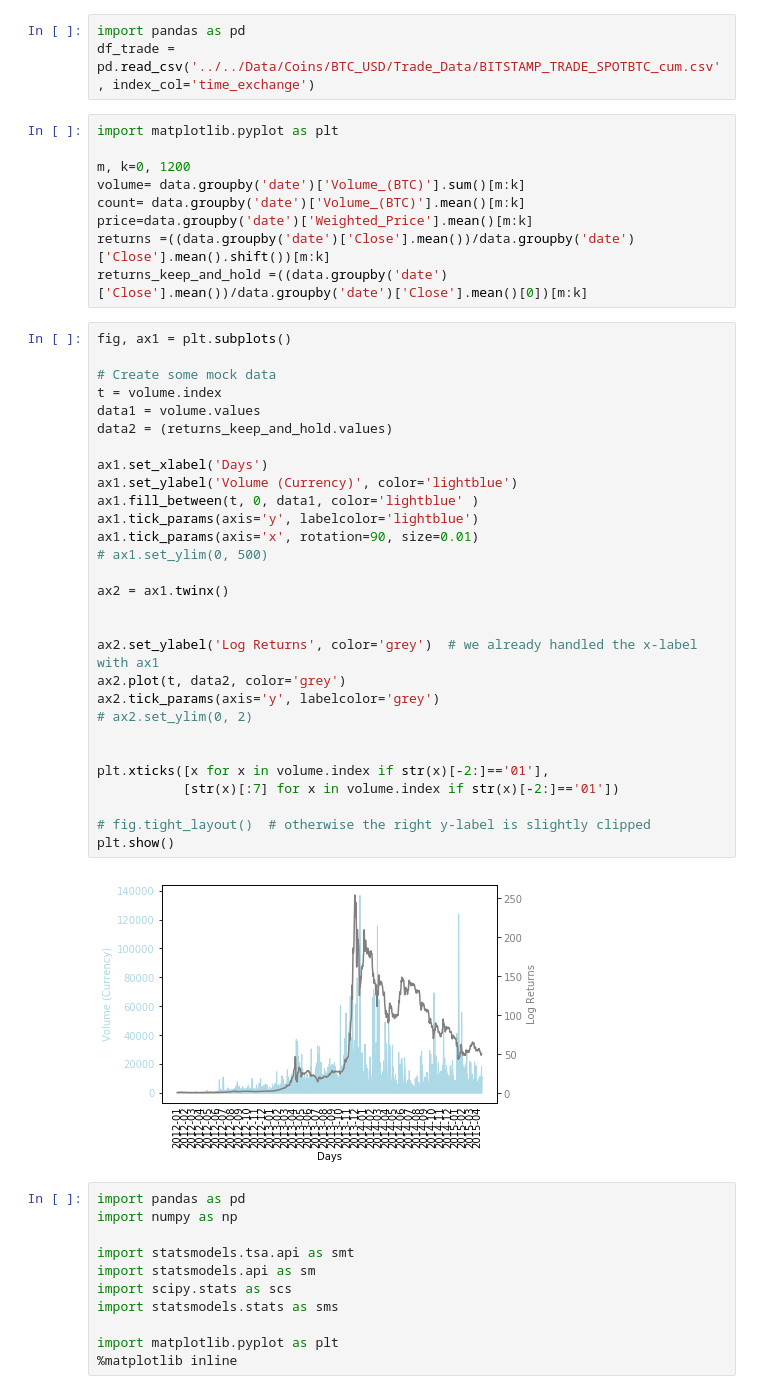
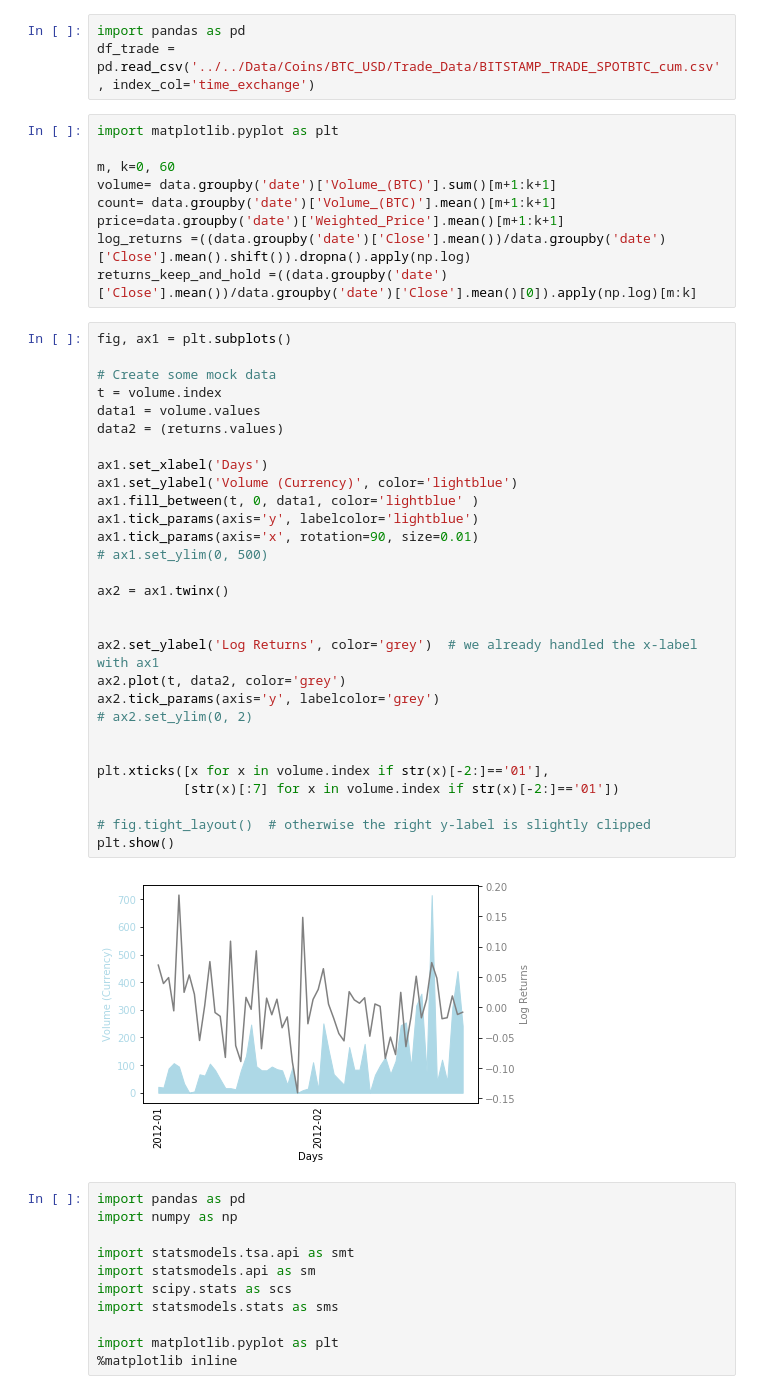
Before and after one commit to yigitmertol/Time_Series_Forecasting, a Jupyter notebook: ARMA_model/ARIMA.ipynb, the cells around one changed output. Saved outputs shown, nothing was run; the diff lists cells and outputs as text.

```diff
--- a/ARMA_model/ARIMA.ipynb
+++ b/ARMA_model/ARIMA.ipynb
@@ -84,43 +78,43 @@ df_trade = pd.read_csv('../../Data/Coins/BTC_USD/Trade_Data/BITSTAMP_TRADE_SPOTB
 # %%
 import matplotlib.pyplot as plt
 
-m, k=0, 1200
-volume= data.groupby('date')['Volume_(BTC)'].sum()[m:k]
-count= data.groupby('date')['Volume_(BTC)'].mean()[m:k]
-price=data.groupby('date')['Weighted_Price'].mean()[m:k]
-returns =((data.groupby('date')['Close'].mean())/data.groupby('date')['Close'].mean().shift())[m:k]
-returns_keep_and_hold =((data.groupby('date')['Close'].mean())/data.groupby('date')['Close'].mean()[0])[m:k]
+m, k=0, 60
+volume= data.groupby('date')['Volume_(BTC)'].sum()[m+1:k+1]
+count= data.groupby('date')['Volume_(BTC)'].mean()[m+1:k+1]
+price=data.groupby('date')['Weighted_Price'].mean()[m+1:k+1]
+log_returns =((data.groupby('date')['Close'].mean())/data.groupby('date')['Close'].mean().shift()).dropna().apply(np.log)
+returns_keep_and_hold =((data.groupby('date')['Close'].mean())/data.groupby('date')['Close'].mean()[0]).apply(np.log)[m:k]
 # %%
 fig, ax1 = plt.subplots()
 
 # Create some mock data
 t = volume.index
 data1 = volume.values
-data2 = (returns_keep_and_hold.values)
+data2 = (returns.values)
 
 ax1.set_xlabel('Days')
 ax1.set_ylabel('Volume (Currency)', color='lightblue')
 ax1.fill_between(t, 0, data1, color='lightblue' )
 ax1.tick_params(axis='y', labelcolor='lightblue')
 ax1.tick_params(axis='x', rotation=90, size=0.01)
 # ax1.set_ylim(0, 500)
 
 ax2 = ax1.twinx()
 
 
 ax2.set_ylabel('Log Returns', color='grey')  # we already handled the x-label with ax1
 ax2.plot(t, data2, color='grey')
 ax2.tick_params(axis='y', labelcolor='grey')
 # ax2.set_ylim(0, 2)
 
 
 plt.xticks([x for x in volume.index if str(x)[-2:]=='01'],
            [str(x)[:7] for x in volume.index if str(x)[-2:]=='01'])
 
 # fig.tight_layout()  # otherwise the right y-label is slightly clipped
 plt.show()
 # %% [output]
-[figure, old version]
+[figure, new version]
 # %%
 import pandas as pd
 import numpy as np
```
Also changed, not shown: parts of 16 cells of this notebook, 2 other files.
